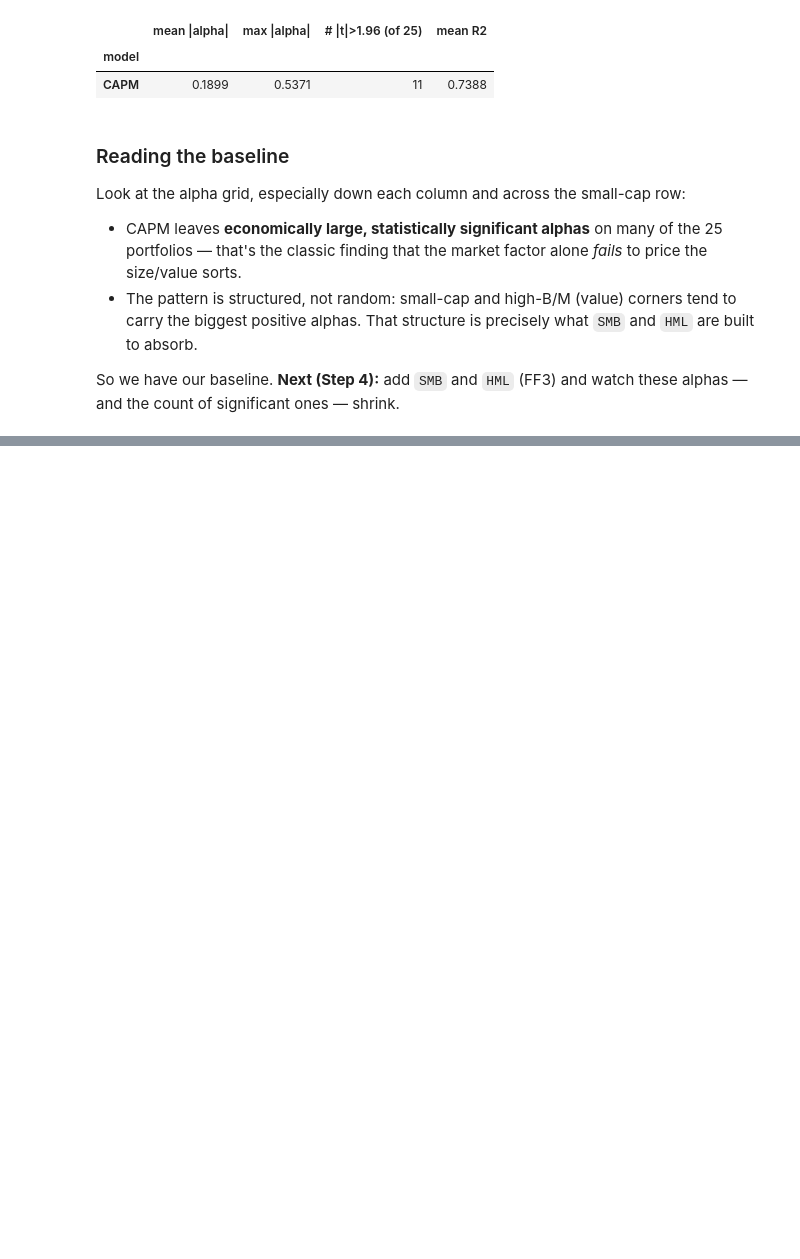
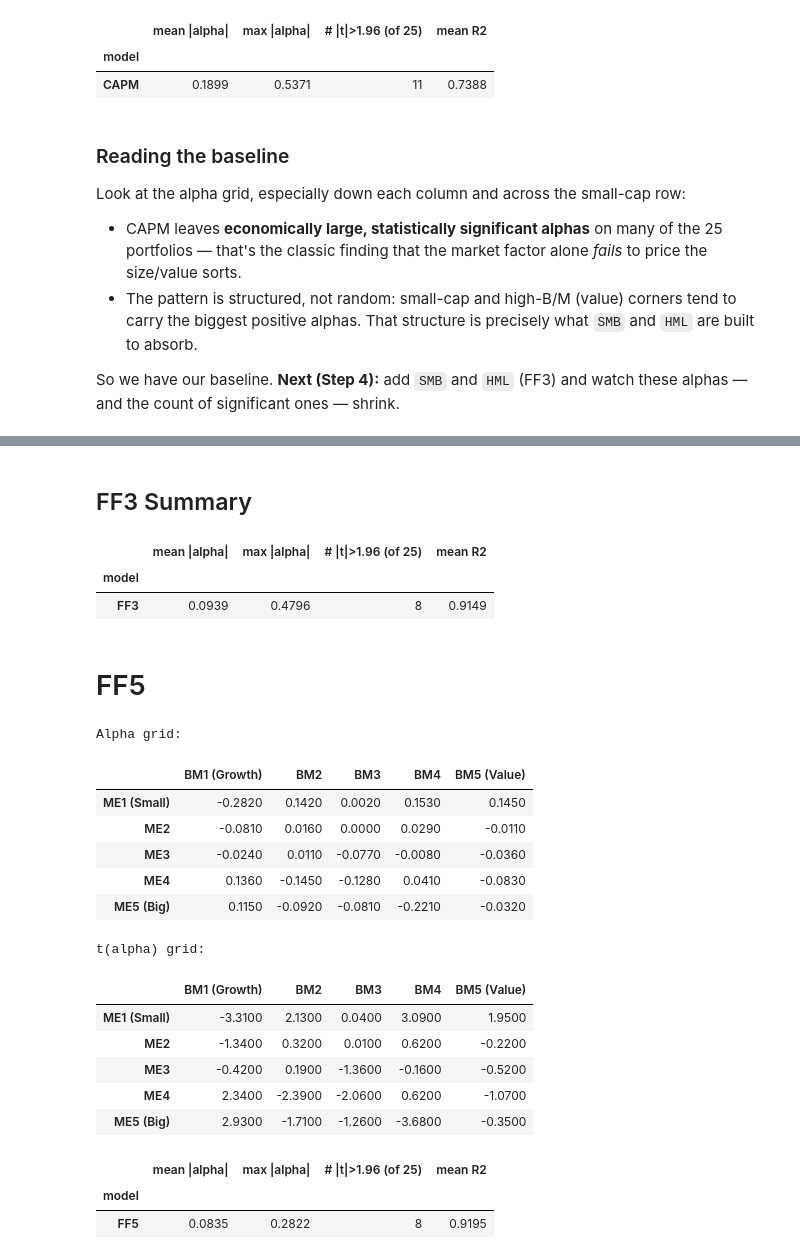
Before and after one commit to ParimahSafarian/factor-lab, a Jupyter notebook: notebooks/01_factor_models_capm_ff3_ff5.ipynb, the cells around one changed output, grey strips where cells are left out. Drawn from its saved outputs; the diff is of its cells as text; code cells hidden in the pictures; blank space fills up the shorter version.

```diff
--- a/notebooks/01_factor_models_capm_ff3_ff5.ipynb
+++ b/notebooks/01_factor_models_capm_ff3_ff5.ipynb
@@ -381,0 +389,39 @@ alphas — and the count of significant ones — shrink.
+# %% [markdown]
+## FF3 Summary
+# %%
+pd.DataFrame([summarize("FF3")]).set_index("model").round(4)
+# %% [output]
+|  | mean |alpha| | max |alpha| | # |t|>1.96 (of 25) | mean R2 |
+| model |  |  |  |  |
+| FF3 | 0.0939 | 0.4796 | 8 | 0.9149 |
+# %% [markdown]
+# FF5
+# %%
+RESULTS["FF5"] = run_model(excess, factors, MODELS["FF5"])
+ALPHAS["FF5"]  = RESULTS["FF5"]["alpha"]
+# %%
+print("Alpha grid:")
+display(to_grid(ALPHAS["FF5"]).round(3))
+print("\nt(alpha) grid:")
+display(to_grid(RESULTS["FF5"]["t_alpha"]).round(2))
+# %% [output]
+Alpha grid:
+|  | BM1 (Growth) | BM2 | BM3 | BM4 | BM5 (Value) |
+| ME1 (Small) | -0.2820 | 0.1420 | 0.0020 | 0.1530 | 0.1450 |
+| ME2 | -0.0810 | 0.0160 | 0.0000 | 0.0290 | -0.0110 |
+| ME3 | -0.0240 | 0.0110 | -0.0770 | -0.0080 | -0.0360 |
+| ME4 | 0.1360 | -0.1450 | -0.1280 | 0.0410 | -0.0830 |
+| ME5 (Big) | 0.1150 | -0.0920 | -0.0810 | -0.2210 | -0.0320 |
+t(alpha) grid:
+|  | BM1 (Growth) | BM2 | BM3 | BM4 | BM5 (Value) |
+| ME1 (Small) | -3.3100 | 2.1300 | 0.0400 | 3.0900 | 1.9500 |
+| ME2 | -1.3400 | 0.3200 | 0.0100 | 0.6200 | -0.2200 |
+| ME3 | -0.4200 | 0.1900 | -1.3600 | -0.1600 | -0.5200 |
+| ME4 | 2.3400 | -2.3900 | -2.0600 | 0.6200 | -1.0700 |
+| ME5 (Big) | 2.9300 | -1.7100 | -1.2600 | -3.6800 | -0.3500 |
+# %%
+pd.DataFrame([summarize("FF5")]).set_index("model").round(4)
+# %% [output]
+|  | mean |alpha| | max |alpha| | # |t|>1.96 (of 25) | mean R2 |
+| model |  |  |  |  |
+| FF5 | 0.0835 | 0.2822 | 8 | 0.9195 |
```
Also changed, not shown: parts of 6 cells of this notebook, 1 other file.
